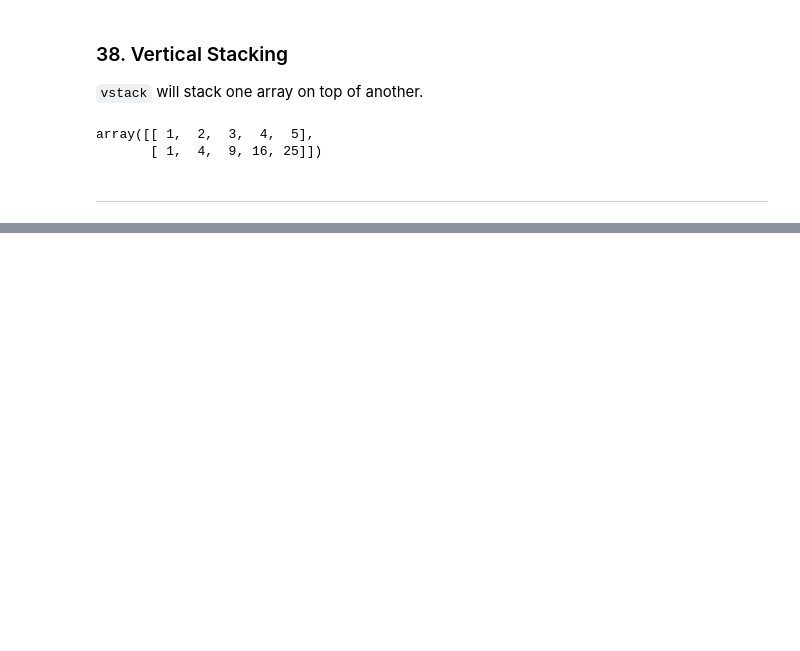
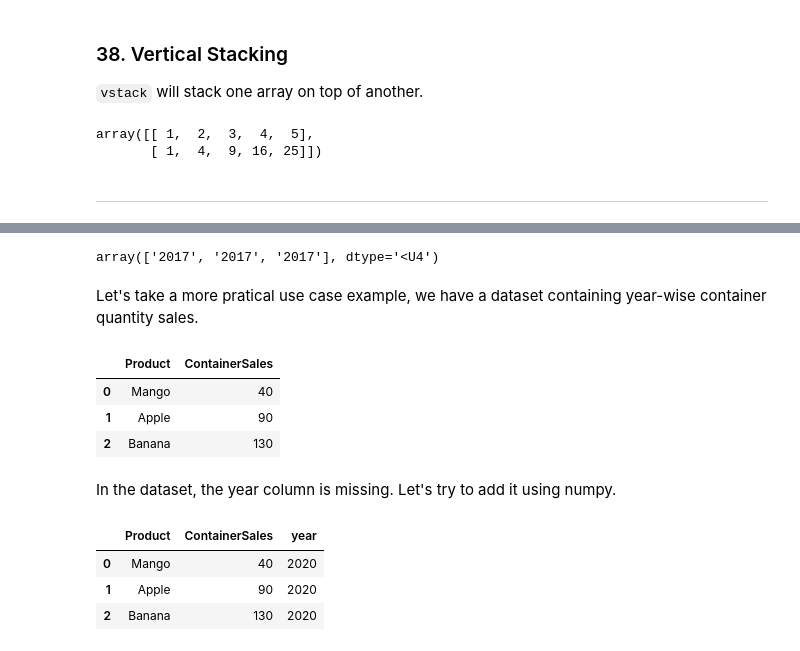
Before and after one commit to ranjansingh5/all-NumPy-concepts-and-fundamentals, a Jupyter notebook: best-50-numpy-functions-for-data-science.ipynb, the cells around one changed output, grey strips where cells are left out. Drawn from its saved outputs; the diff is of its cells as text; code cells hidden in the pictures; blank space fills up the shorter version.

Commit message:
Added Important NumPy Function

```diff
--- a/best-50-numpy-functions-for-data-science.ipynb
+++ b/best-50-numpy-functions-for-data-science.ipynb
@@ -592,0 +616,32 @@ array([[ 1,  2,  3,  4,  5],
+# %%
+np.repeat('2017',3)
+# %% [output]
+array(['2017', '2017', '2017'], dtype='<U4')
+# %% [markdown]
+Let's take a more pratical use case example, we have a dataset containing year-wise container quantity sales.
+# %%
+import pandas as pd
+fruits = pd.DataFrame([
+['Mango', 40],
+['Apple', 90],
+['Banana', 130]
+], columns=['Product', 'ContainerSales'])
+fruits
+# %% [output]
+|  | Product | ContainerSales |
+| 0 | Mango | 40 |
+| 1 | Apple | 90 |
+| 2 | Banana | 130 |
+# %% [markdown]
+In the dataset, the year column is missing. Let's try to add it using numpy.
+# %%
+fruits['year'] = np.repeat(2020, fruits.shape[0])
+'''
+Above code will repeat the year 2020 n times, where n is the leangth of data.
+'''
+fruits
+# %% [output]
+|  | Product | ContainerSales | year |
+| 0 | Mango | 40 | 2020 |
+| 1 | Apple | 90 | 2020 |
+| 2 | Banana | 130 | 2020 |
```
Also changed, not shown: parts of 10 cells of this notebook.
